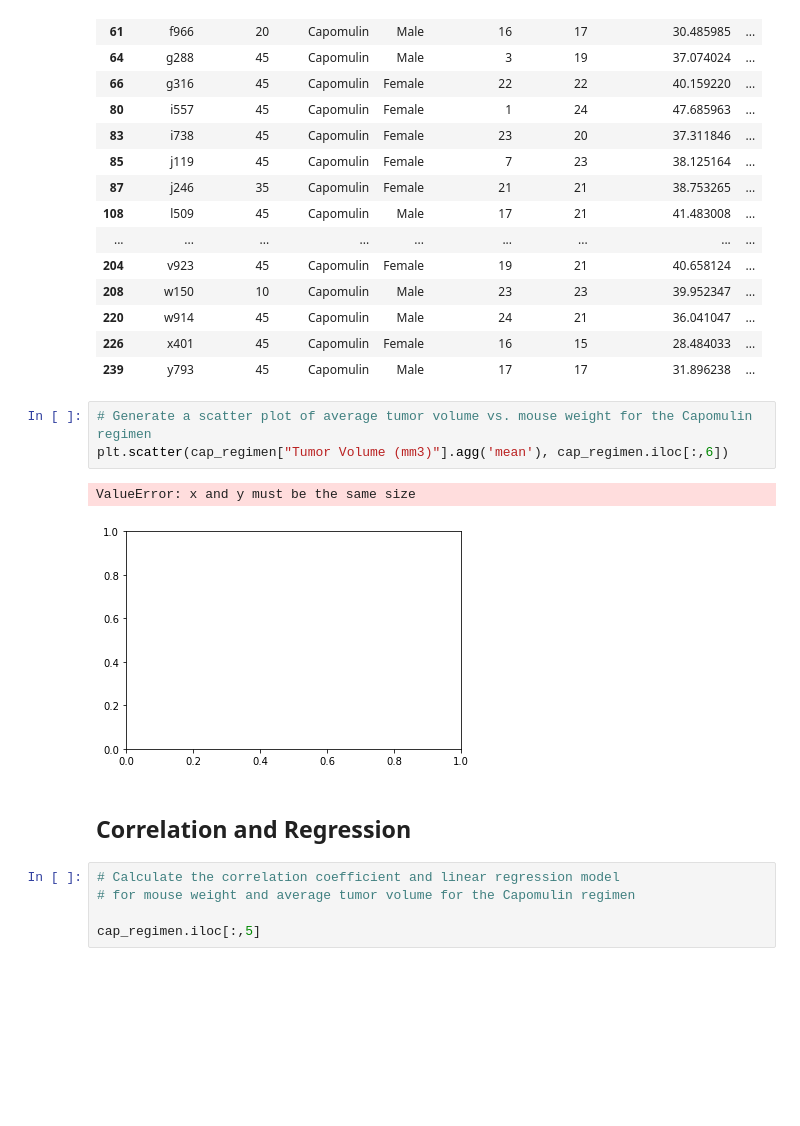
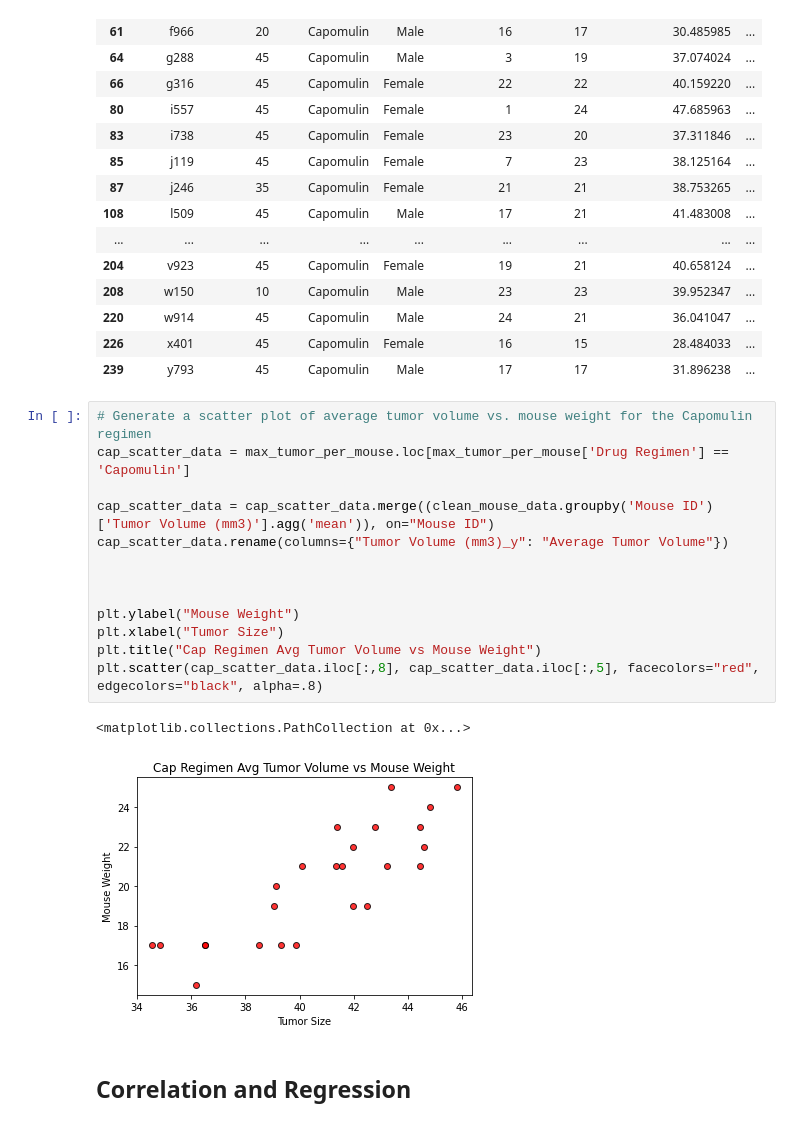
Before and after one commit to joshuadroid/pandas-challenge-2, a Jupyter notebook: Pymaceuticals/pymaceuticals_starter.ipynb, the cells around one changed output. Saved outputs shown, nothing was run; the diff lists cells and outputs as text; blank space fills up the shorter version.

```diff
--- a/Pymaceuticals/pymaceuticals_starter.ipynb
+++ b/Pymaceuticals/pymaceuticals_starter.ipynb
@@ -308,16 +342,21 @@ cap_regimen
 | 220 | w914 | 45 | Capomulin | Male | 24 | 21 | 36.041047 | ... |
 | 226 | x401 | 45 | Capomulin | Female | 16 | 15 | 28.484033 | ... |
 | 239 | y793 | 45 | Capomulin | Male | 17 | 17 | 31.896238 | ... |
-# %%
-# Generate a scatter plot of average tumor volume vs. mouse weight for the Capomulin regimen
-plt.scatter(cap_regimen["Tumor Volume (mm3)"].agg('mean'), cap_regimen.iloc[:,6])
-# %% [output]
-ValueError: x and y must be the same size
-[figure, removed]
+# %%
+# Generate a scatter plot of average tumor volume vs. mouse weight for the Capomulin regimen
+cap_scatter_data = max_tumor_per_mouse.loc[max_tumor_per_mouse['Drug Regimen'] == 'Capomulin']
+
+cap_scatter_data = cap_scatter_data.merge((clean_mouse_data.groupby('Mouse ID')['Tumor Volume (mm3)'].agg('mean')), on="Mouse ID")
+cap_scatter_data.rename(columns={"Tumor Volume (mm3)_y": "Average Tumor Volume"})
+
+
+
+plt.ylabel("Mouse Weight")
+plt.xlabel("Tumor Size")
+plt.title("Cap Regimen Avg Tumor Volume vs Mouse Weight")
+plt.scatter(cap_scatter_data.iloc[:,8], cap_scatter_data.iloc[:,5], facecolors="red", edgecolors="black", alpha=.8)
+# %% [output]
+<matplotlib.collections.PathCollection at 0x...>
+[figure, added]
 # %% [markdown]
 ## Correlation and Regression
-# %%
-# Calculate the correlation coefficient and linear regression model
-# for mouse weight and average tumor volume for the Capomulin regimen
-
-cap_regimen.iloc[:,5]
```
Also changed, not shown: parts of 7 cells of this notebook.
